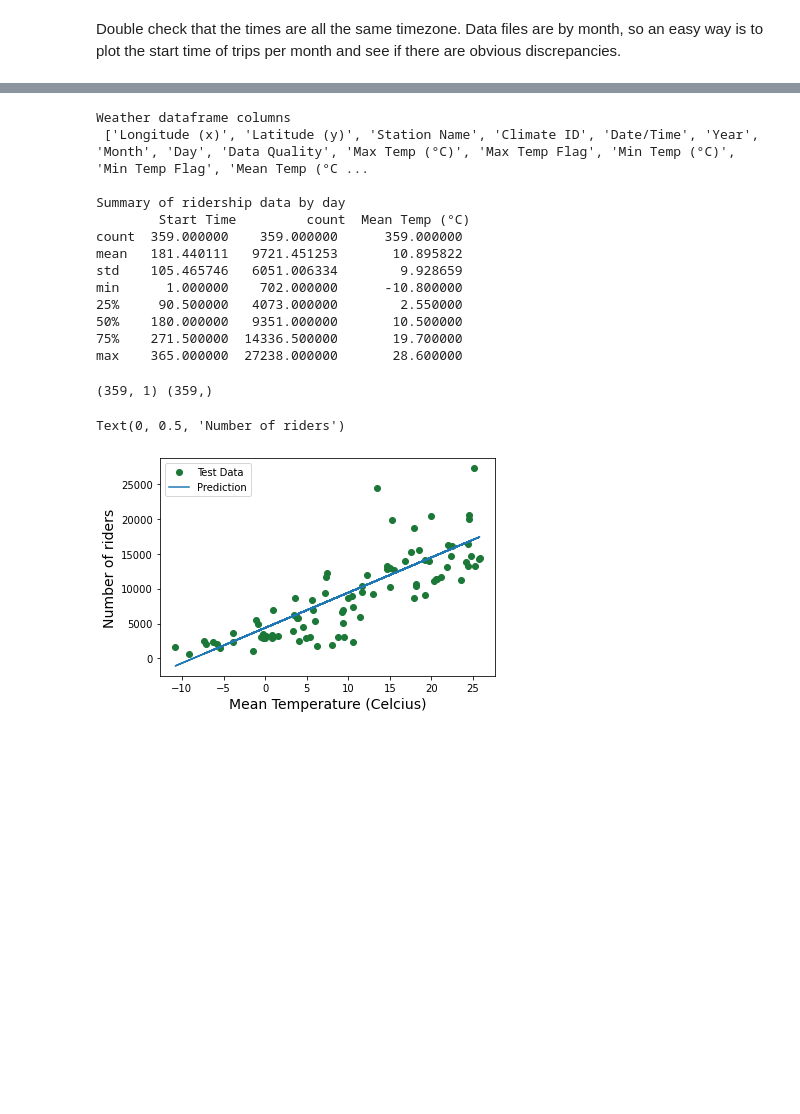
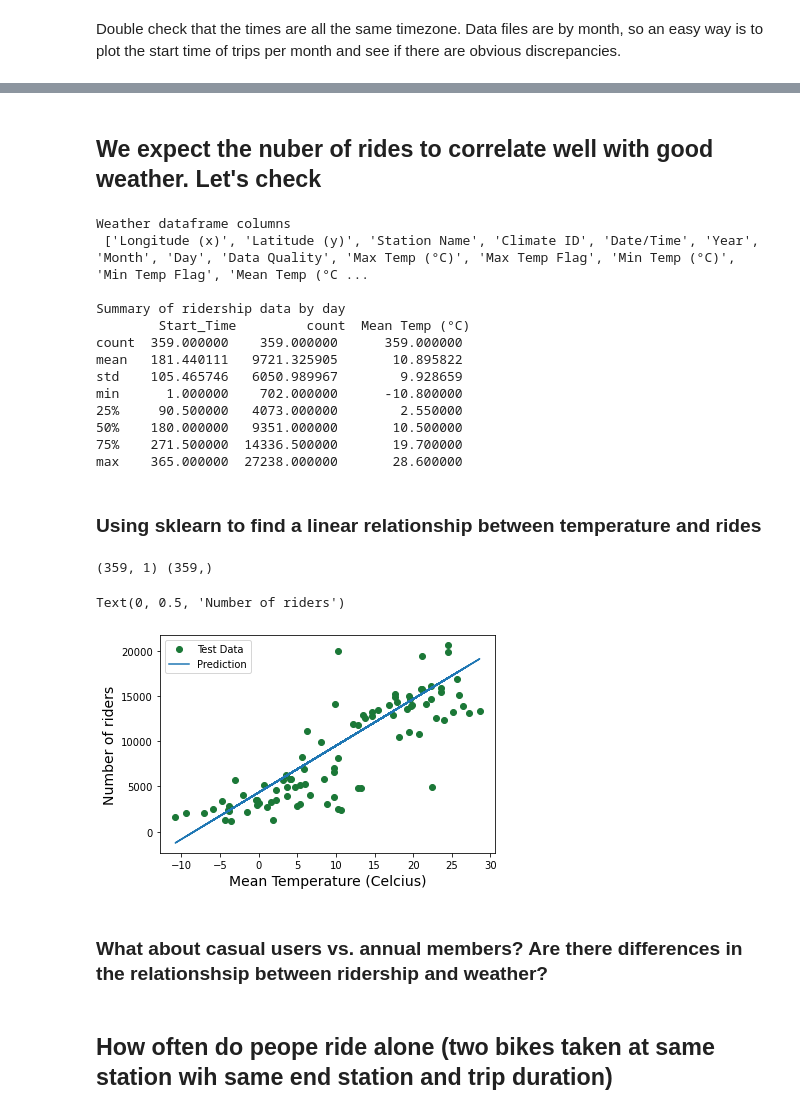
Before and after one commit to smcgibbo/TorontoBike, a Jupyter notebook: Temporal_Usage.ipynb, the cells around one changed output, grey strips where cells are left out. Saved outputs shown, nothing was run; the diff lists cells and outputs as text; code cells hidden in the pictures; blank space fills up the shorter version.

```diff
--- a/Temporal_Usage.ipynb
+++ b/Temporal_Usage.ipynb
@@ -67,0 +96,3 @@ display(d)
+# %%
+d = d[(abs(d["Trip_Duration"]-((d["End_Time"]-t["Start_Time"]).dt.total_seconds())) <= 60)]
+display(d)
@@ -159,9 +208,11 @@ HistPlot(df, 16, "Number of trips", "End Location Name","Top 15 End Locations",
+# %% [markdown]
+## We expect the nuber of rides to correlate well with good weather. Let's check
 # %%
 df_weath = pd.read_csv("en_climate_daily_ON_6158355_2021_P1D.csv", skipinitialspace=True)
 print("\nWeather dataframe columns\n",list(df_weath.columns), "\n")
 
 df_weath["Day of Year"] = pd.to_datetime(df_weath['Date/Time'], format = "%Y-%m-%d").dt.dayofyear
-d["Day of Year"] = d["Start Time"].dt.dayofyear
+d["Day of Year"] = d["Start_Time"].dt.dayofyear
 
 #add temperature informaiton to dataframe with map from statcan weather data
 d['Mean Temp (°C)'] = d["Day of Year"].map(df_weath.set_index("Day of Year")['Mean Temp (°C)'])
@@ -171,8 +222,8 @@ d = d[d['Mean Temp (°C)'].notna()]
 
 #Use dictionary of temperature data to add mean temp column to grouped data based on count
 temp_dict = df_weath['Mean Temp (°C)'].to_dict()
-df = d.groupby(d["Start Time"].dt.dayofyear).size().reset_index()
-df.columns = ['Start Time', 'count']
+df = d.groupby(d["Start_Time"].dt.dayofyear).size().reset_index()
+df.columns = ['Start_Time', 'count']
 df['Mean Temp (°C)'] = df.index.map(temp_dict)
 df = df[df['Mean Temp (°C)'].notna()]
 print("Summary of ridership data by day\n",df.describe())
@@ -181,37 +232,46 @@ Weather dataframe columns
  ['Longitude (x)', 'Latitude (y)', 'Station Name', 'Climate ID', 'Date/Time', 'Year', 'Month', 'Day', 'Data Quality', 'Max Temp (°C)', 'Max Temp Flag', 'Min Temp (°C)', 'Min Temp Flag', 'Mean Temp (°C ...
 
 Summary of ridership data by day
-        Start Time         count  Mean Temp (°C)
+        Start_Time         count  Mean Temp (°C)
 count  359.000000    359.000000      359.000000
-mean   181.440111   9721.451253       10.895822
-std    105.465746   6051.006334        9.928659
+mean   181.440111   9721.325905       10.895822
+std    105.465746   6050.989967        9.928659
 min      1.000000    702.000000      -10.800000
 25%     90.500000   4073.000000        2.550000
 50%    180.000000   9351.000000       10.500000
 75%    271.500000  14336.500000       19.700000
 max    365.000000  27238.000000       28.600000
+# %% [markdown]
+### Using sklearn to find a linear relationship between temperature and rides
 # %%
 from sklearn.model_selection import train_test_split
 from sklearn.linear_model import LinearRegression
 
-feature_cols = ['Mean Temp (°C)']
-X = df.loc[:, feature_cols]
-y = df.loc[:, "count"]
-print(X.shape, y.shape)
+def Linear_Model(feature_cols, df):
 
-X_train, X_test, y_train, y_test = train_test_split(X, y, shuffle = True)
-#instantiate model
-logreg = LinearRegression()
-#fit
-logreg.fit(X_train, y_train)
-#predict
-y_pred = logreg.predict(X_test)
+    feature_cols = ['Mean Temp (°C)']
+    X = df.loc[:, feature_cols]
+    y = df.loc[:, "count"]
+    print(X.shape, y.shape)
+
+    X_train, X_test, y_train, y_test = train_test_split(X, y, shuffle = True)
+    #instantiate model
+    logreg = LinearRegression()
+    #fit
+    logreg.fit(X_train, y_train)
+    #predict
+    y_pred = logreg.predict(X_test)
+    return(X_test, y_test, y_pred)
+
+X_test, y_test, y_pred = Linear_Model(['Mean Temp (°C)'], df)
 plt.plot(X_test["Mean Temp (°C)"], y_test, 'o', color = "#1b7837", label = "Test Data")
 plt.plot(X_test["Mean Temp (°C)"], y_pred, label = "Prediction")
 plt.legend()
 plt.xlabel("Mean Temperature (Celcius)", size = 14)
 plt.ylabel("Number of riders", size = 14)
 # %% [output]
 (359, 1) (359,)
 Text(0, 0.5, 'Number of riders')
-[figure, old version]
+[figure, new version]
+# %% [markdown]
+### What about casual users vs. annual members? Are there differences in the relationshsip between ridership and weather?
@@ -217,0 +291,2 @@ Text(0, 0.5, 'Number of riders')
+# %% [markdown]
+## How often do peope ride alone (two bikes taken at same station wih same end station and trip duration)
```
Also changed, not shown: parts of 16 cells of this notebook.
